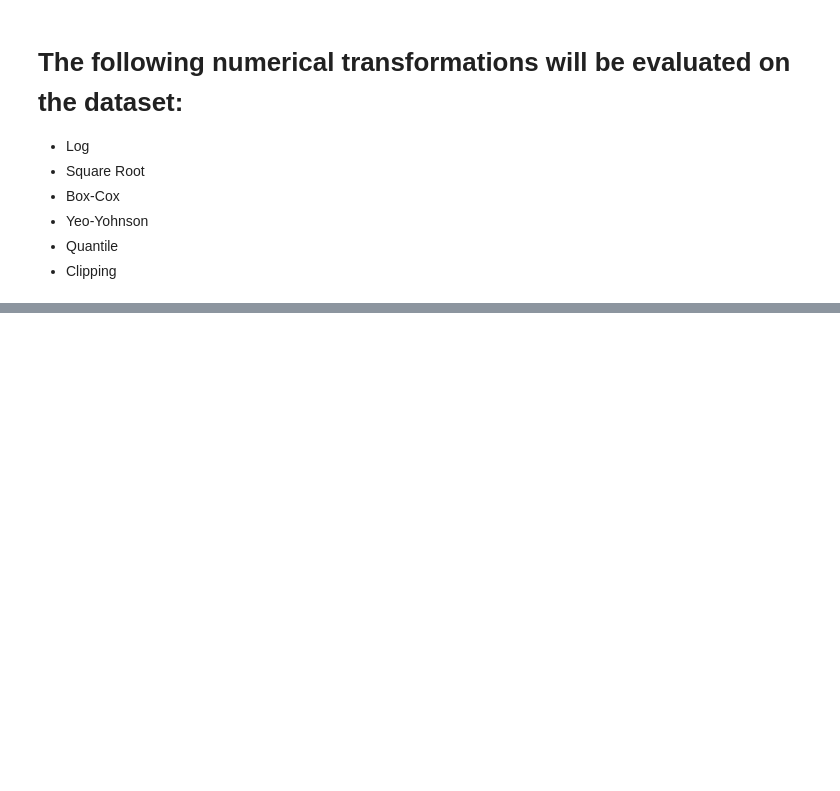
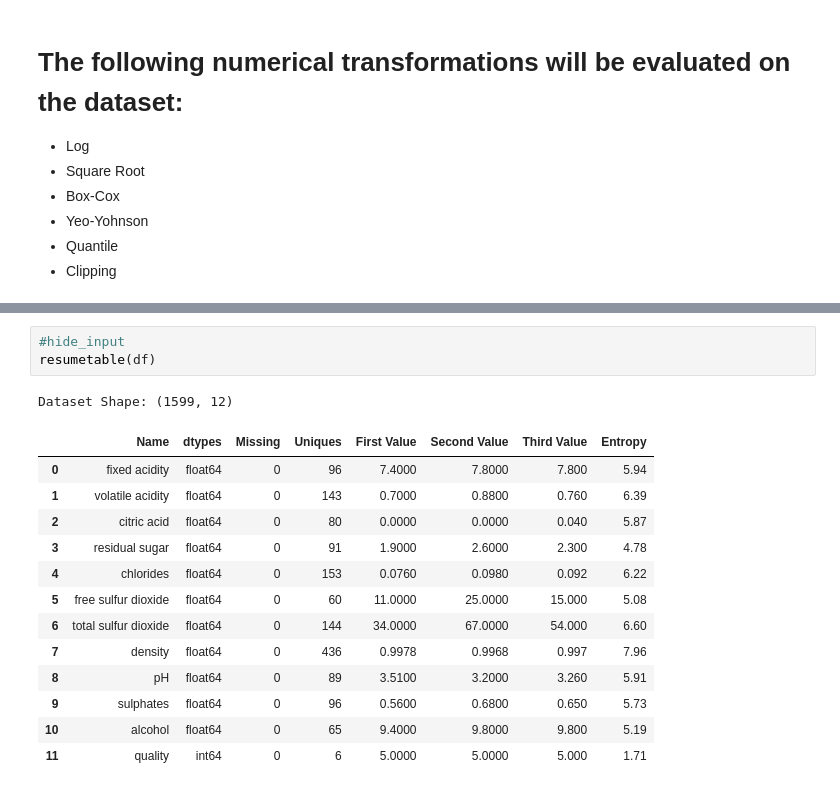
Before and after one commit to patrick-hanley/thought_experiments, a Jupyter notebook: _notebooks/2021_02_21_feature_engineering_numerical_transformation.ipynb, the cells around one changed output, grey strips where cells are left out. Drawn from its saved outputs; the diff is of its cells as text; blank space fills up the shorter version.

```diff
--- a/_notebooks/2021_02_21_feature_engineering_numerical_transformation.ipynb
+++ b/_notebooks/2021_02_21_feature_engineering_numerical_transformation.ipynb
@@ -64,0 +295,18 @@ df=pd.read_csv(csv_path)
+# %%
+#hide_input
+resumetable(df)
+# %% [output]
+Dataset Shape: (1599, 12)
+|  | Name | dtypes | Missing | Uniques | First Value | Second Value | Third Value | Entropy |
+| 0 | fixed acidity | float64 | 0 | 96 | 7.4000 | 7.8000 | 7.800 | 5.94 |
+| 1 | volatile acidity | float64 | 0 | 143 | 0.7000 | 0.8800 | 0.760 | 6.39 |
+| 2 | citric acid | float64 | 0 | 80 | 0.0000 | 0.0000 | 0.040 | 5.87 |
+| 3 | residual sugar | float64 | 0 | 91 | 1.9000 | 2.6000 | 2.300 | 4.78 |
+| 4 | chlorides | float64 | 0 | 153 | 0.0760 | 0.0980 | 0.092 | 6.22 |
+| 5 | free sulfur dioxide | float64 | 0 | 60 | 11.0000 | 25.0000 | 15.000 | 5.08 |
+| 6 | total sulfur dioxide | float64 | 0 | 144 | 34.0000 | 67.0000 | 54.000 | 6.60 |
+| 7 | density | float64 | 0 | 436 | 0.9978 | 0.9968 | 0.997 | 7.96 |
+| 8 | pH | float64 | 0 | 89 | 3.5100 | 3.2000 | 3.260 | 5.91 |
+| 9 | sulphates | float64 | 0 | 96 | 0.5600 | 0.6800 | 0.650 | 5.73 |
+| 10 | alcohol | float64 | 0 | 65 | 9.4000 | 9.8000 | 9.800 | 5.19 |
+| 11 | quality | int64 | 0 | 6 | 5.0000 | 5.0000 | 5.000 | 1.71 |
```
Also changed, not shown: parts of 6 cells of this notebook.
